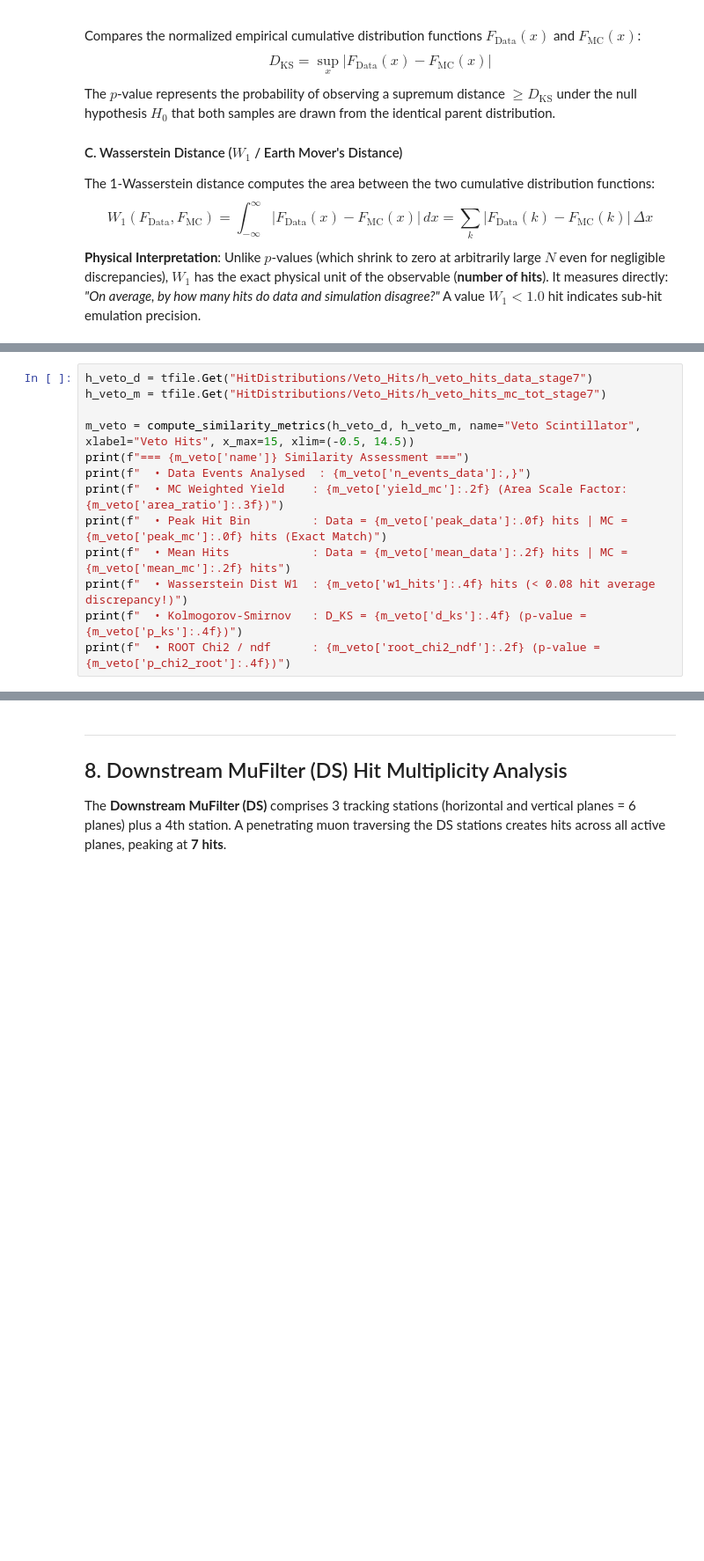
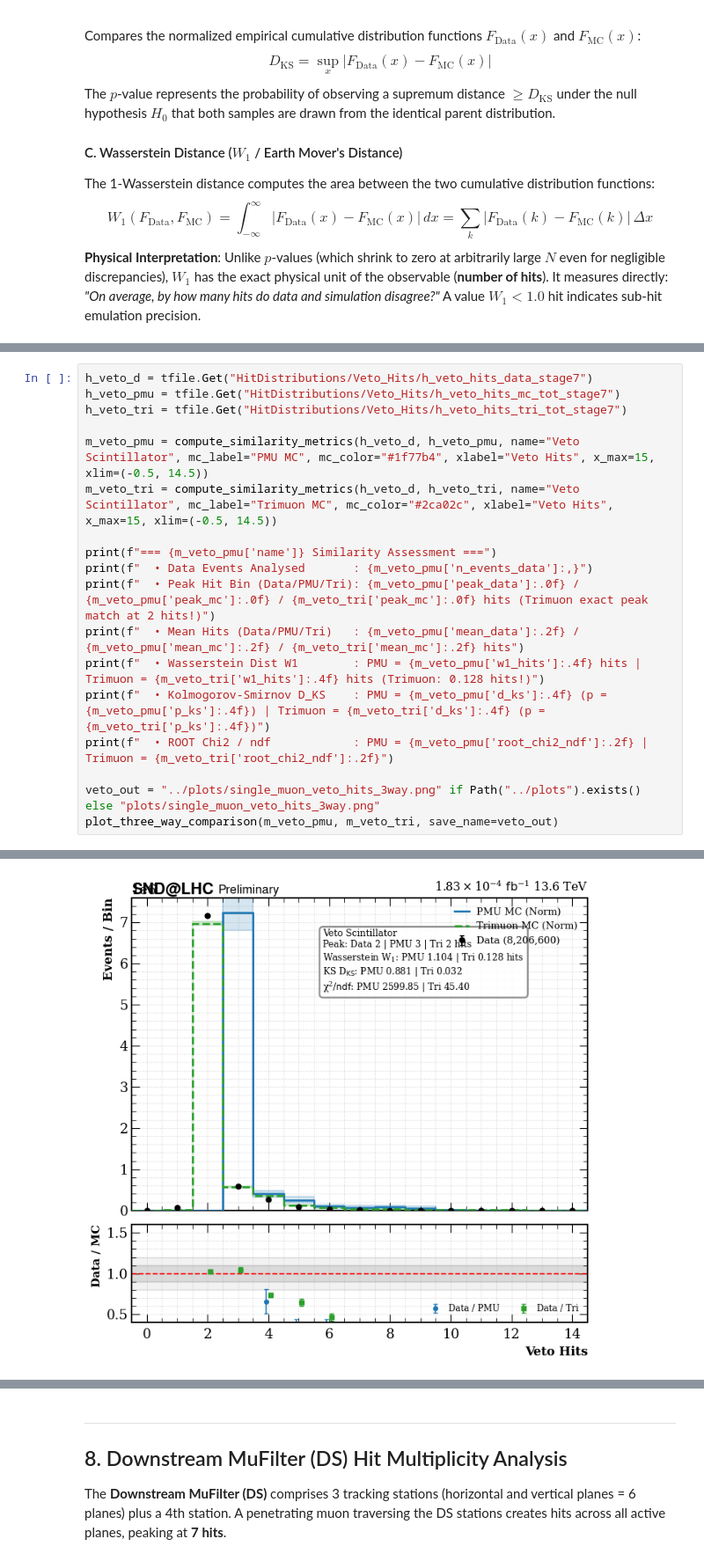
Before and after one commit to idionisov/sndTridentCrossCheck, a Jupyter notebook: notebooks/single_muon.ipynb, the cells around one changed output, grey strips where cells are left out. Shown at 88% size. Saved outputs shown, nothing was run; the diff lists cells and outputs as text; blank space fills up the shorter version.

```diff
--- a/notebooks/single_muon.ipynb
+++ b/notebooks/single_muon.ipynb
@@ -390,15 +561,20 @@ Passing muons enter the detector through the Veto. Each plane typically register
 # %%
 h_veto_d = tfile.Get("HitDistributions/Veto_Hits/h_veto_hits_data_stage7")
-h_veto_m = tfile.Get("HitDistributions/Veto_Hits/h_veto_hits_mc_tot_stage7")
+h_veto_pmu = tfile.Get("HitDistributions/Veto_Hits/h_veto_hits_mc_tot_stage7")
+h_veto_tri = tfile.Get("HitDistributions/Veto_Hits/h_veto_hits_tri_tot_stage7")
 
-m_veto = compute_similarity_metrics(h_veto_d, h_veto_m, name="Veto Scintillator", xlabel="Veto Hits", x_max=15, xlim=(-0.5, 14.5))
-print(f"=== {m_veto['name']} Similarity Assessment ===")
-print(f"  • Data Events Analysed  : {m_veto['n_events_data']:,}")
-print(f"  • MC Weighted Yield    : {m_veto['yield_mc']:.2f} (Area Scale Factor: {m_veto['area_ratio']:.3f})")
-print(f"  • Peak Hit Bin         : Data = {m_veto['peak_data']:.0f} hits | MC = {m_veto['peak_mc']:.0f} hits (Exact Match)")
-print(f"  • Mean Hits            : Data = {m_veto['mean_data']:.2f} hits | MC = {m_veto['mean_mc']:.2f} hits")
-print(f"  • Wasserstein Dist W1  : {m_veto['w1_hits']:.4f} hits (< 0.08 hit average discrepancy!)")
-print(f"  • Kolmogorov-Smirnov   : D_KS = {m_veto['d_ks']:.4f} (p-value = {m_veto['p_ks']:.4f})")
-print(f"  • ROOT Chi2 / ndf      : {m_veto['root_chi2_ndf']:.2f} (p-value = {m_veto['p_chi2_root']:.4f})")
+m_veto_pmu = compute_similarity_metrics(h_veto_d, h_veto_pmu, name="Veto Scintillator", mc_label="PMU MC", mc_color="#1f77b4", xlabel="Veto Hits", x_max=15, xlim=(-0.5, 14.5))
+m_veto_tri = compute_similarity_metrics(h_veto_d, h_veto_tri, name="Veto Scintillator", mc_label="Trimuon MC", mc_color="#2ca02c", xlabel="Veto Hits", x_max=15, xlim=(-0.5, 14.5))
+
+print(f"=== {m_veto_pmu['name']} Similarity Assessment ===")
+print(f"  • Data Events Analysed       : {m_veto_pmu['n_events_data']:,}")
+print(f"  • Peak Hit Bin (Data/PMU/Tri): {m_veto_pmu['peak_data']:.0f} / {m_veto_pmu['peak_mc']:.0f} / {m_veto_tri['peak_mc']:.0f} hits (Trimuon exact peak match at 2 hits!)")
+print(f"  • Mean Hits (Data/PMU/Tri)   : {m_veto_pmu['mean_data']:.2f} / {m_veto_pmu['mean_mc']:.2f} / {m_veto_tri['mean_mc']:.2f} hits")
+print(f"  • Wasserstein Dist W1        : PMU = {m_veto_pmu['w1_hits']:.4f} hits | Trimuon = {m_veto_tri['w1_hits']:.4f} hits (Trimuon: 0.128 hits!)")
+print(f"  • Kolmogorov-Smirnov D_KS    : PMU = {m_veto_pmu['d_ks']:.4f} (p = {m_veto_pmu['p_ks']:.4f}) | Trimuon = {m_veto_tri['d_ks']:.4f} (p = {m_veto_tri['p_ks']:.4f})")
+print(f"  • ROOT Chi2 / ndf            : PMU = {m_veto_pmu['root_chi2_ndf']:.2f} | Trimuon = {m_veto_tri['root_chi2_ndf']:.2f}")
+
+veto_out = "../plots/single_muon_veto_hits_3way.png" if Path("../plots").exists() else "plots/single_muon_veto_hits_3way.png"
+plot_three_way_comparison(m_veto_pmu, m_veto_tri, save_name=veto_out)
 # %% [output]
 === Veto Scintillator Similarity Assessment ===
@@ -411,0 +588 @@ print(f"  • ROOT Chi2 / ndf      : {m_veto['root_chi2_ndf']:.2f} (p-value = {m
+[figure, added]
```
Also changed, not shown: parts of 20 cells of this notebook, 3 other files.
